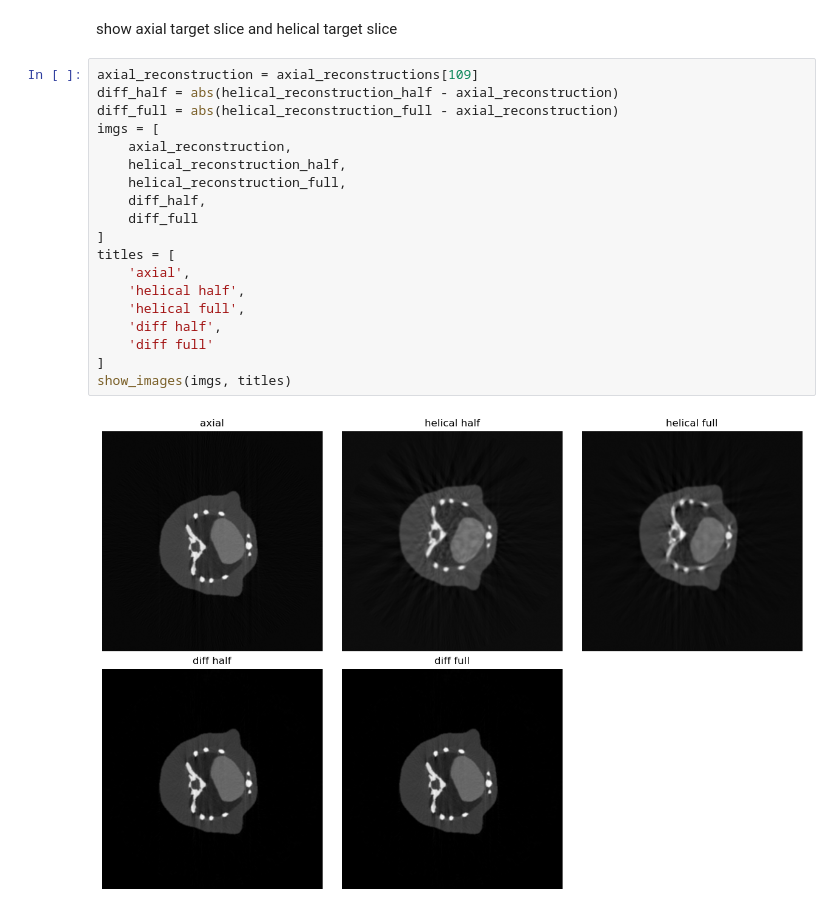
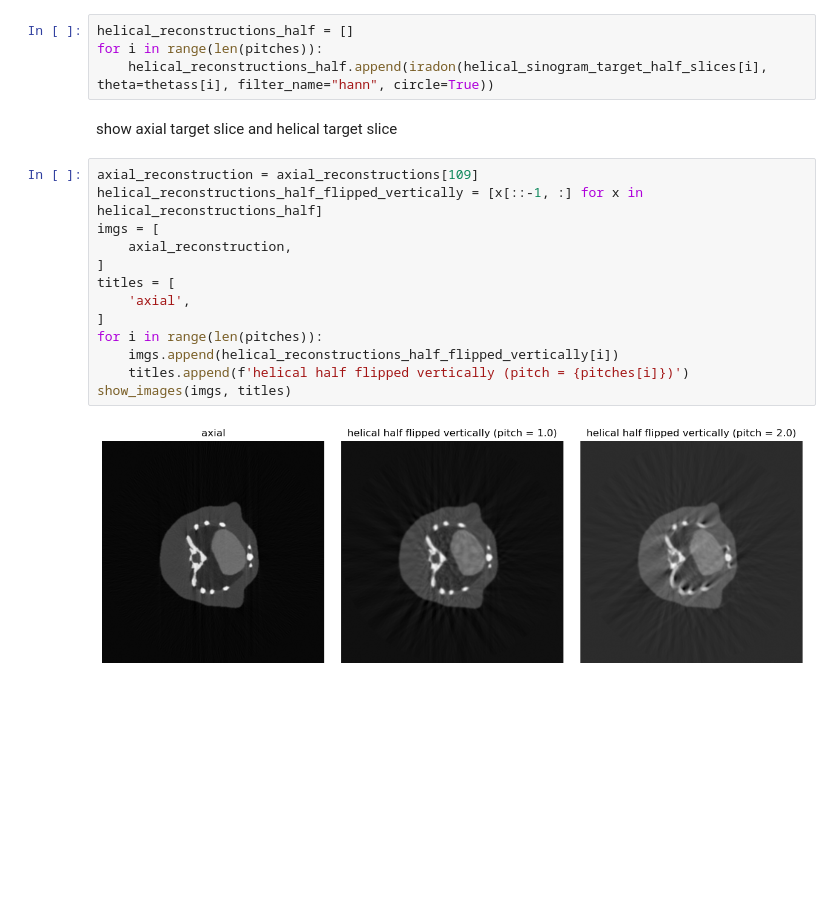
Before and after one commit to trubby22/mrigi-msi-cw, a Jupyter notebook: code/main.ipynb, the cells around one changed output. Saved outputs shown, nothing was run; the diff lists cells and outputs as text; blank space fills up the shorter version.

Commit message:
reconstructions for pitch in [1.0, 2.0] done

```diff
--- a/code/main.ipynb
+++ b/code/main.ipynb
@@ -221,23 +250,21 @@ helical_reconstruction_full = iradon(helical_sinogram_target_slice_full, theta=t
+# %%
+helical_reconstructions_half = []
+for i in range(len(pitches)):
+    helical_reconstructions_half.append(iradon(helical_sinogram_target_half_slices[i], theta=thetass[i], filter_name="hann", circle=True))
 # %% [markdown]
 show axial target slice and helical target slice
-# %%
-axial_reconstruction = axial_reconstructions[109]
-diff_half = abs(helical_reconstruction_half - axial_reconstruction)
-diff_full = abs(helical_reconstruction_full - axial_reconstruction)
-imgs = [
-    axial_reconstruction,
-    helical_reconstruction_half,
-    helical_reconstruction_full,
-    diff_half,
-    diff_full
-]
-titles = [
-    'axial',
-    'helical half',
-    'helical full',
-    'diff half',
-    'diff full'
-]
-show_images(imgs, titles)
-# %% [output]
-[figure, removed]
+# %%
+axial_reconstruction = axial_reconstructions[109]
+helical_reconstructions_half_flipped_vertically = [x[::-1, :] for x in helical_reconstructions_half]
+imgs = [
+    axial_reconstruction,
+]
+titles = [
+    'axial',
+]
+for i in range(len(pitches)):
+    imgs.append(helical_reconstructions_half_flipped_vertically[i])
+    titles.append(f'helical half flipped vertically (pitch = {pitches[i]})')
+show_images(imgs, titles)
+# %% [output]
+[figure, added]
```
Also changed, not shown: parts of 4 cells of this notebook.
